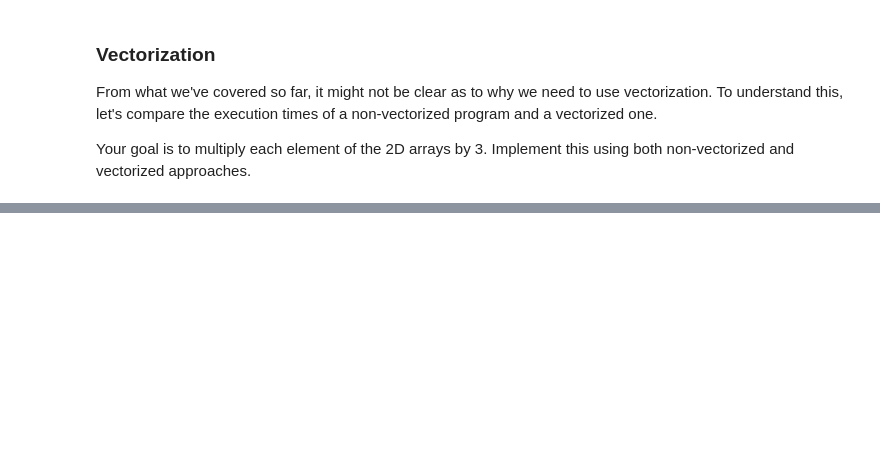
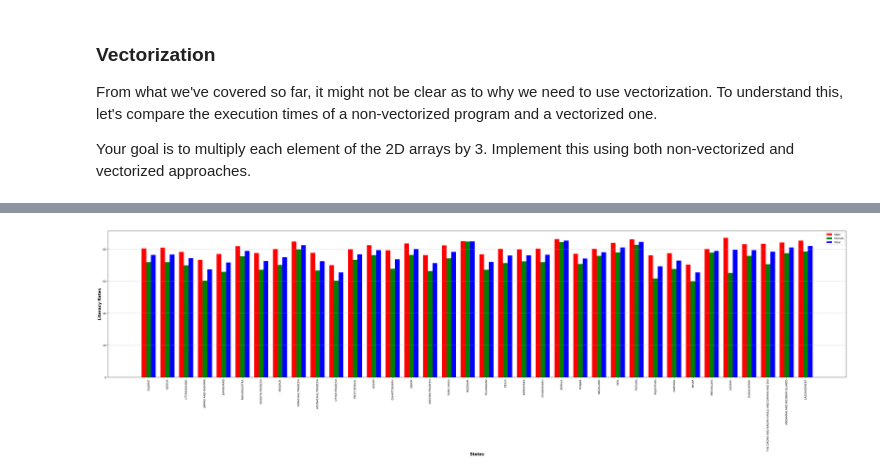
Before and after one commit to avinashc5/VisualTales-Image-Caption-Generator, a Jupyter notebook: Assignment1.ipynb, the cells around one changed output, grey strips where cells are left out. Saved outputs shown, nothing was run; the diff lists cells and outputs as text; code cells hidden in the pictures; blank space fills up the shorter version.

```diff
--- a/Assignment1.ipynb
+++ b/Assignment1.ipynb
@@ -178,7 +215,7 @@ x = np.array([4, 1, 5, 6, 11])
 
 # <START>
 # Create a new array y with the middle 3 elements of x
-
+y = x[1:4]
 # <END>
 
 print(y)
@@ -187,7 +224,7 @@ z = np.array([1, 2, 3, 4, 5, 6, 7, 8, 9, 10])
 
 # <START>
 # Create a new array w with alternating elements of z
-
+w = z[::2]
 # <END>
 
 print(w)
@@ -306,0 +376,3 @@ data = pd.read_csv('NDAP_REPORT_6000.csv')
+# %%
+urban = data[data['Rural or Urban'] == 'Urban']
+rural = data[data['Rural or Urban'] == 'Rural']
@@ -306,0 +385,3 @@ data = pd.read_csv('NDAP_REPORT_6000.csv')
+# %%
+states = data['State'].unique().tolist()
+len(states)
@@ -306,0 +390,16 @@ data = pd.read_csv('NDAP_REPORT_6000.csv')
+# %%
+umale_literate = []
+ufemale_literate = []
+utotal_literate = []
+
+for state in states:
+	mask = urban['State'] == state
+	x = urban[mask]['Male literate population'].sum()
+	x_ = urban[mask]['Male illiterate population '].sum()
+	umale_literate.append(100*x/(x+x_))
+	y = urban[mask]['Female literate population '].sum()
+	y_ = urban[mask]['Female illiterate population '].sum()
+	ufemale_literate.append(100*y/(y+y_))
+	z = urban[mask]['Literate population '].sum()
+	z_ = urban[mask]['Illiterate population'].sum()
+	utotal_literate.append(100*z/(z+z_))
@@ -306,0 +414,20 @@ data = pd.read_csv('NDAP_REPORT_6000.csv')
+# %%
+fig = plt.subplots(figsize = (50, 10))
+bar_width = 0.25
+
+br1 = np.arange(len(states))
+br2 = [x + bar_width for x in br1]
+br3 = [x + bar_width for x in br2]
+
+plt.bar(br1, umale_literate, color ='r', width = bar_width, label ='Male')
+plt.bar(br2, ufemale_literate, color ='g', width = bar_width, label ='Female')
+plt.bar(br3, utotal_literate, color ='b', width = bar_width, label ='Total')
+
+plt.xlabel('States', fontweight ='bold', fontsize = 15)
+plt.ylabel('Literacy Rates', fontweight ='bold', fontsize = 15)
+plt.xticks([r + bar_width for r in range(len(umale_literate))], states, rotation = 90)
+plt.legend()
+plt.grid(axis = 'y', linestyle = '--')
+plt.show()
+# %% [output]
+[figure, added]
```
Also changed, not shown: parts of 44 cells of this notebook.
